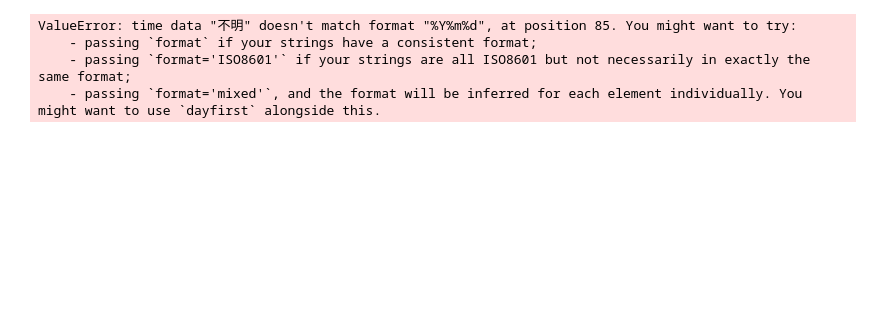
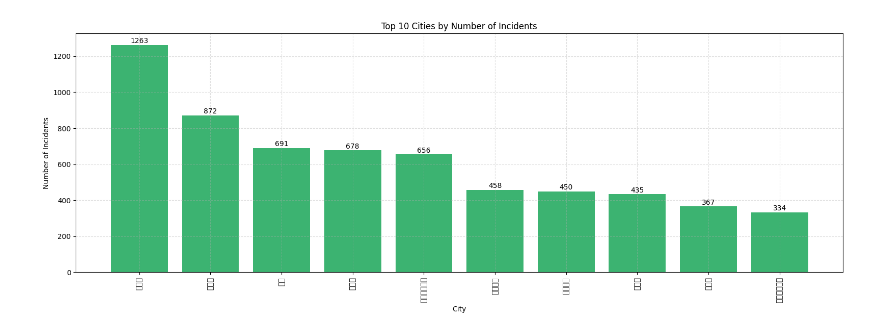
Before and after one commit to 10kurokawa-outa1/me, a Jupyter notebook: week8/Jupyter Notebook.ipynb, the cells around one changed output. Saved outputs shown, nothing was run; the diff lists cells and outputs as text; code cells hidden in the pictures; blank space fills up the shorter version.

```diff
--- a/week8/Jupyter Notebook.ipynb
+++ b/week8/Jupyter Notebook.ipynb
@@ -10,23 +10,29 @@ df.head()
 | 2 | 窃盗 | 自転車盗 | 千葉中央 | 千葉寺駅前 | 121011.0 | 千葉県 | 千葉市中央区 | 青葉町 | 20240528 | ... |
 | 3 | 窃盗 | 自転車盗 | 千葉中央 | 千葉寺駅前 | 121011.0 | 千葉県 | 千葉市中央区 | 青葉町 | 20240627 | ... |
 | 4 | 窃盗 | 自転車盗 | 千葉中央 | 千葉寺駅前 | 121011.0 | 千葉県 | 千葉市中央区 | 青葉町 | 20240917 | ... |
-# %%
-import pandas as pd
-import matplotlib.pyplot as plt
-
-# CSV読み込み
-df = pd.read_csv("zidensya.csv")
-
-# 日付を日付型に変換
-df["発生年月日（始期）"] = pd.to_datetime(df["発生年月日（始期）"])
-
-# 年を抽出
-df["年"] = df["発生年月日（始期）"].dt.year
-
-# 年×発生場所で集計
-grouped = df.groupby(["年"," 発生年月日（始期）"]).size().unstack(fill_value=0)
-# %% [output]
-ValueError: time data "不明" doesn't match format "%Y%m%d", at position 85. You might want to try:
-    - passing `format` if your strings have a consistent format;
-    - passing `format='ISO8601'` if your strings are all ISO8601 but not necessarily in exactly the same format;
-    - passing `format='mixed'`, and the format will be inferred for each element individually. You might want to use `dayfirst` alongside this.
+# %%
+import pandas as pd
+import matplotlib.pyplot as plt
+
+df = pd.read_csv("zidensya.csv")
+top_cities = df['市区町村（発生地）'].value_counts().head(10)
+
+plt.figure(figsize=(16, 6))
+bars = plt.bar(range(len(top_cities)), top_cities.values, color='mediumseagreen')
+
+# 横軸に市区町村名を縦向きで表示、フォントサイズ小さめ
+plt.xticks(ticks=range(len(top_cities)), labels=top_cities.index, rotation=90, fontsize=10)
+
+plt.title('Top 10 Cities by Number of Incidents')
+plt.xlabel('City')
+plt.ylabel('Number of Incidents')
+plt.grid(True, axis='both', linestyle='--', alpha=0.4)
+
+# 棒の上に数値を表示
+for i, v in enumerate(top_cities.values):
+    plt.text(i, v + 1, str(v), ha='center', va='bottom')
+
+plt.tight_layout()
+plt.show()
+# %% [output]
+[figure, added]
```
